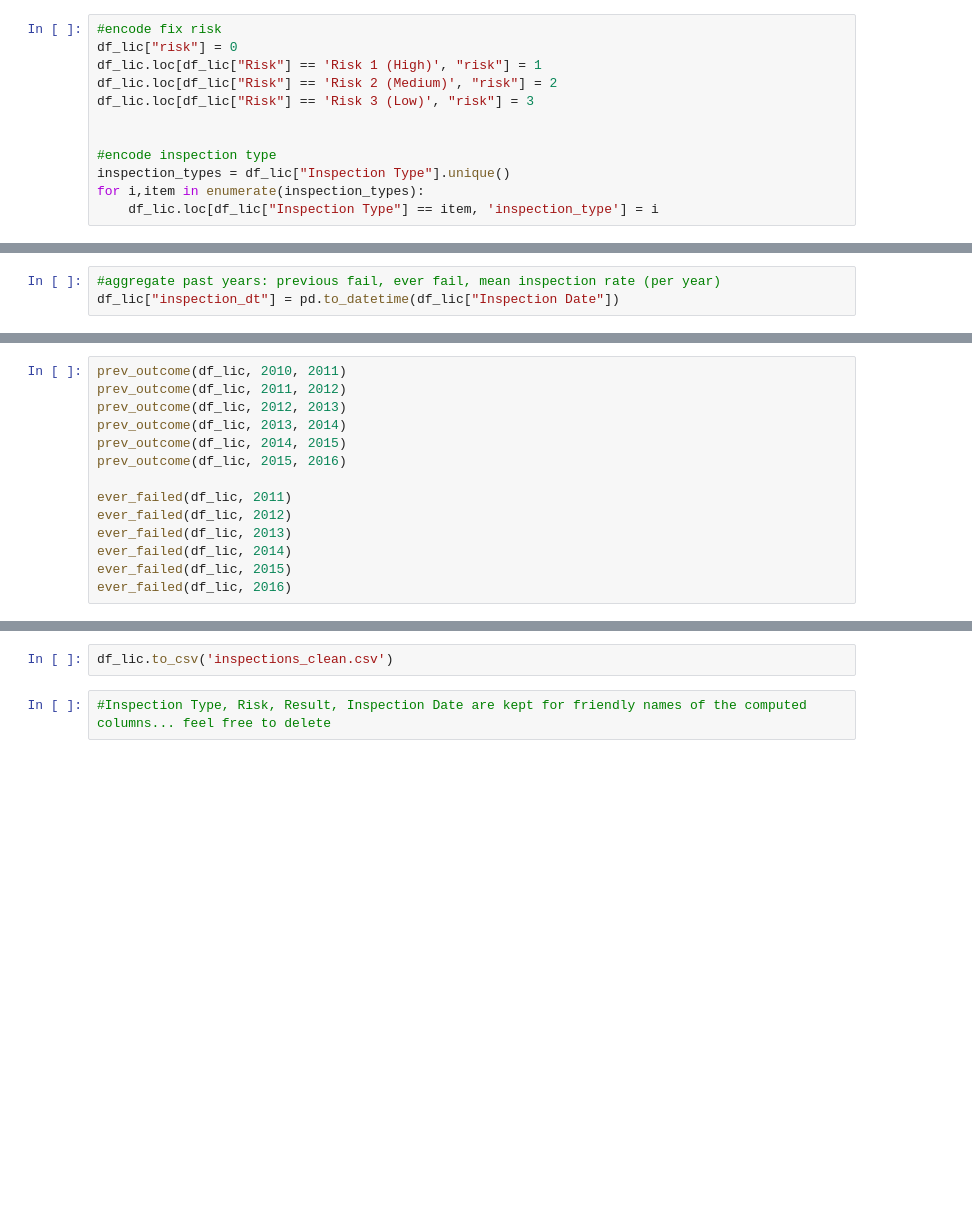
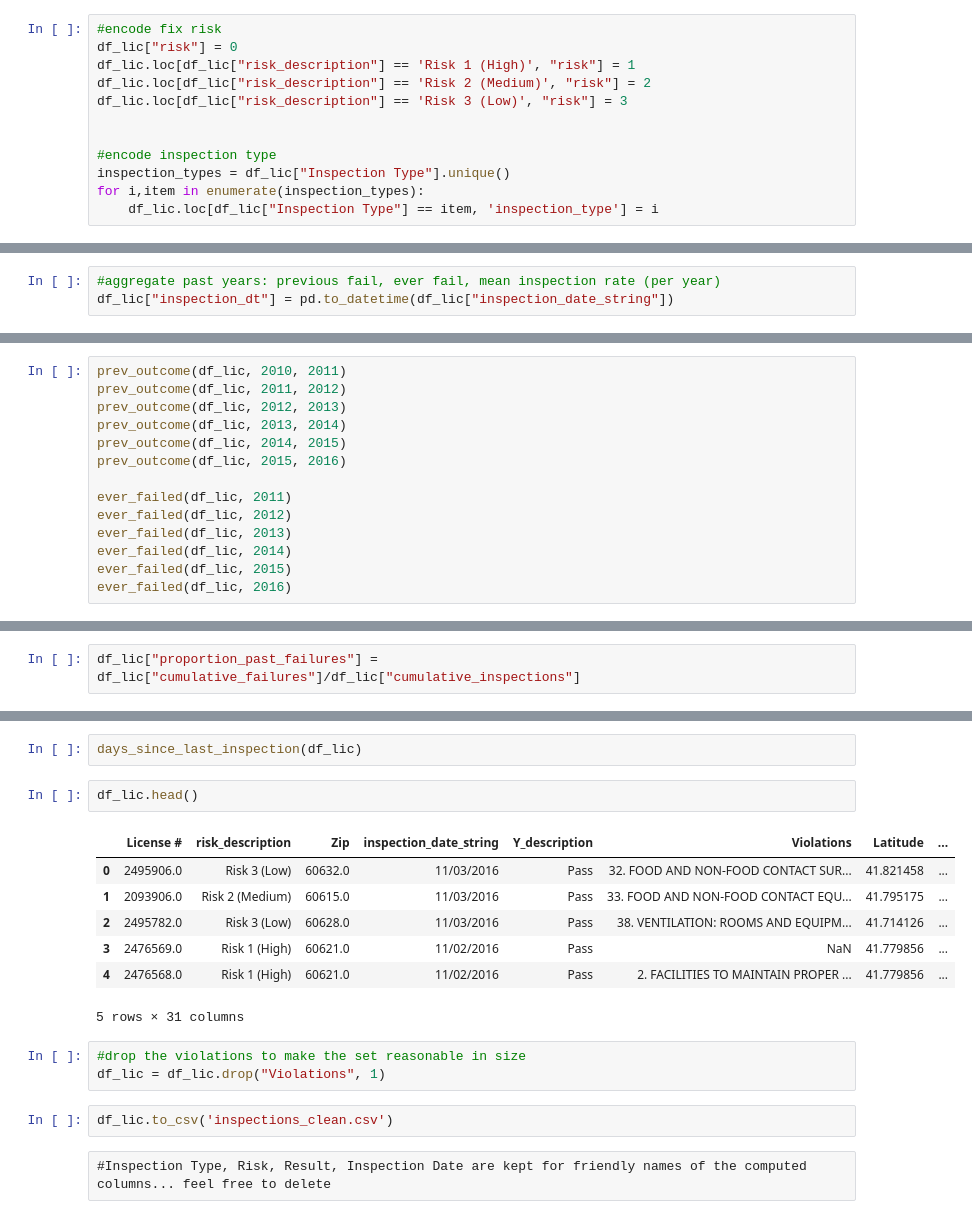
Before and after one commit to angelok1/cs109project, a Jupyter notebook: Food_Inspections.ipynb, the cells around one changed output, grey strips where cells are left out. Saved outputs shown, nothing was run; the diff lists cells and outputs as text; blank space fills up the shorter version.

```diff
--- a/Food_Inspections.ipynb
+++ b/Food_Inspections.ipynb
@@ -648,9 +646,9 @@ df_lic.head(1)
 # %%
 #encode fix risk
 df_lic["risk"] = 0
-df_lic.loc[df_lic["Risk"] == 'Risk 1 (High)', "risk"] = 1
-df_lic.loc[df_lic["Risk"] == 'Risk 2 (Medium)', "risk"] = 2
-df_lic.loc[df_lic["Risk"] == 'Risk 3 (Low)', "risk"] = 3
+df_lic.loc[df_lic["risk_description"] == 'Risk 1 (High)', "risk"] = 1
+df_lic.loc[df_lic["risk_description"] == 'Risk 2 (Medium)', "risk"] = 2
+df_lic.loc[df_lic["risk_description"] == 'Risk 3 (Low)', "risk"] = 3
 
 
 #encode inspection type
@@ -663,6 +662,6 @@ df_lic = df_lic[df_lic["Inspection Type"] != 'Duplicated']
 # %%
 #aggregate past years: previous fail, ever fail, mean inspection rate (per year)
-df_lic["inspection_dt"] = pd.to_datetime(df_lic["Inspection Date"])
+df_lic["inspection_dt"] = pd.to_datetime(df_lic["inspection_date_string"])
 # %%
 df_lic[df_lic["inspection_dt"].dt.year < 2015].shape
 # %% [output]
@@ -711,0 +720,2 @@ cumulative_inspections(df_lic)
+# %%
+df_lic["proportion_past_failures"] = df_lic["cumulative_failures"]/df_lic["cumulative_inspections"]
@@ -712,4 +758,19 @@ cumulative_inspections(df_lic)
+# %%
+days_since_last_inspection(df_lic)
+# %%
+df_lic.head()
+# %% [output]
+|  | License # | risk_description | Zip | inspection_date_string | Y_description | Violations | Latitude | ... |
+| 0 | 2495906.0 | Risk 3 (Low) | 60632.0 | 11/03/2016 | Pass | 32. FOOD AND NON-FOOD CONTACT SUR... | 41.821458 | ... |
+| 1 | 2093906.0 | Risk 2 (Medium) | 60615.0 | 11/03/2016 | Pass | 33. FOOD AND NON-FOOD CONTACT EQU... | 41.795175 | ... |
+| 2 | 2495782.0 | Risk 3 (Low) | 60628.0 | 11/03/2016 | Pass | 38. VENTILATION: ROOMS AND EQUIPM... | 41.714126 | ... |
+| 3 | 2476569.0 | Risk 1 (High) | 60621.0 | 11/02/2016 | Pass | NaN | 41.779856 | ... |
+| 4 | 2476568.0 | Risk 1 (High) | 60621.0 | 11/02/2016 | Pass | 2. FACILITIES TO MAINTAIN PROPER ... | 41.779856 | ... |
+5 rows × 31 columns
+# %%
+#drop the violations to make the set reasonable in size
+df_lic = df_lic.drop("Violations", 1)
 # %%
 df_lic.to_csv('inspections_clean.csv')
-# %%
-#Inspection Type, Risk, Result, Inspection Date are kept for friendly names of the computed columns... feel free to delete
+# %% [raw]
+#Inspection Type, Risk, Result, Inspection Date are kept for friendly names of the computed columns... feel free to delete
```
Also changed, not shown: parts of 19 cells of this notebook, 1 other file.
